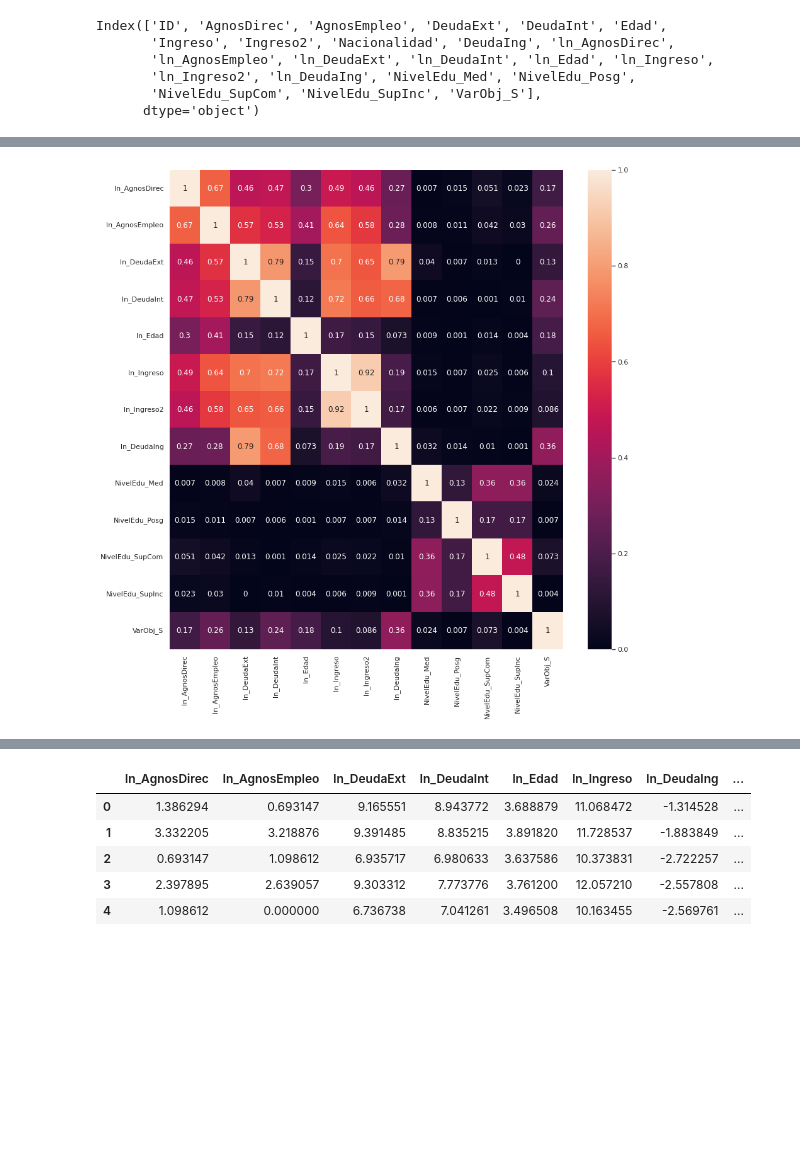
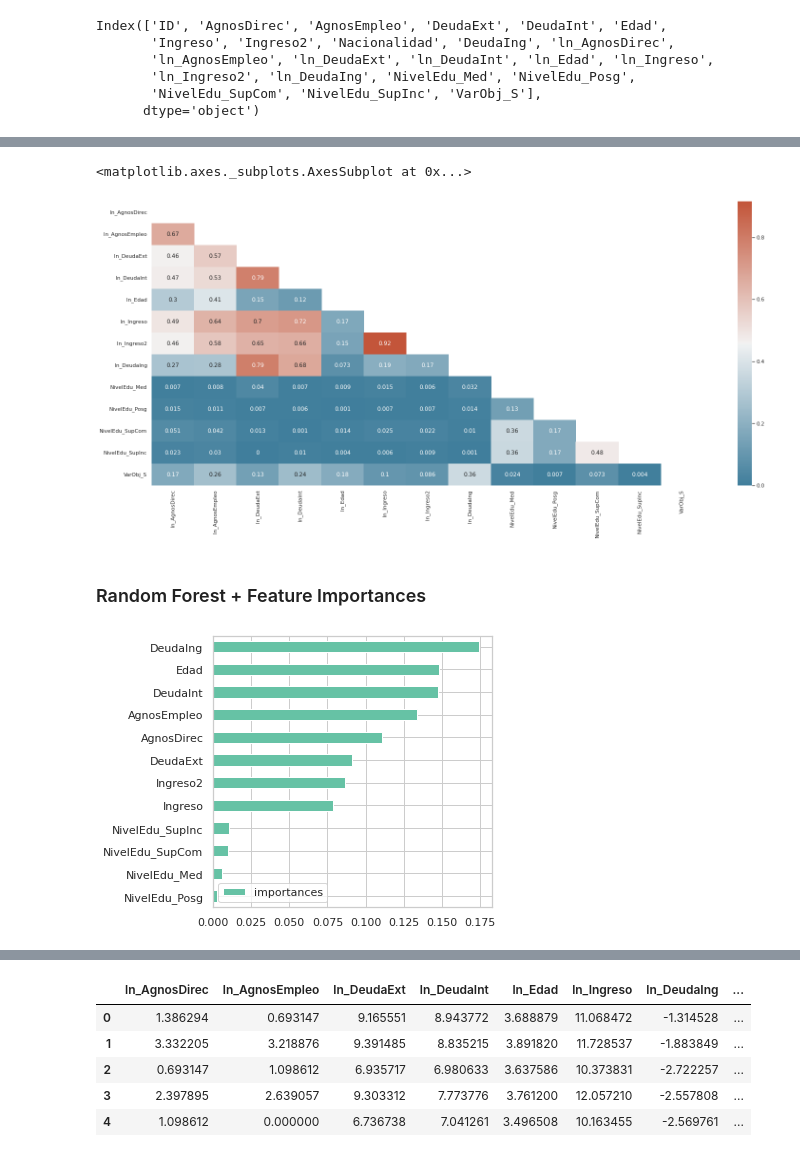
Before and after one commit to cristobalperezp/Intro_Deep_Learning, a Jupyter notebook: Tarea_1.ipynb, the cells around one changed output, grey strips where cells are left out. Saved outputs shown, nothing was run; the diff lists cells and outputs as text; code cells hidden in the pictures; blank space fills up the shorter version.

```diff
--- a/Tarea_1.ipynb
+++ b/Tarea_1.ipynb
@@ -288,12 +221,3 @@ plt.axis('off')
 plt.show()
 # %% [output]
 [figure]
-# %%
-ed = list(df['NivelEdu'].unique())
-for i in ed:
-  mask = (df['NivelEdu']== i) & (df['VarObj']=='S')
-  mask2 = (df['NivelEdu']== i)
-  n = df[mask2].shape[0]
-  ap = df[mask]['VarObj'].count()/n
-  print('Para el nivel educacional',i,round(ap*100,3),'% son aprobados')
-  print()
@@ -428,12 +356,19 @@ plt.show()
 # %%
 f = ['ln_AgnosDirec',
        'ln_AgnosEmpleo', 'ln_DeudaExt', 'ln_DeudaInt', 'ln_Edad', 'ln_Ingreso',
        'ln_Ingreso2', 'ln_DeudaIng', 'NivelEdu_Med', 'NivelEdu_Posg',
        'NivelEdu_SupCom', 'NivelEdu_SupInc', 'VarObj_S']
+
 corr2 = df[f].corr(method='pearson').abs().round(3)
 
-plt.figure(figsize=(14, 14))
-sns.heatmap(corr2, annot=True)
-plt.show()
+f, ax = plt.subplots(figsize=(26, 11))
+mask = np.triu(np.ones_like(corr2, dtype=bool))
+
+cmap = sns.diverging_palette(230, 20, as_cmap=True)
+
+sns.heatmap(corr2, annot=True, mask = mask, cmap=cmap)
 # %% [output]
+<matplotlib.axes._subplots.AxesSubplot at 0x...>
-[figure, old version]
+[figure, new version]
+# %% [markdown]
+### Random Forest + Feature Importances
@@ -439,0 +382,15 @@ plt.show()
+# %%
+from sklearn.ensemble import RandomForestClassifier
+forest = RandomForestClassifier(random_state=12345)
+forest.fit(X, y)
+
+bestfeatures = set()
+
+importances = forest.feature_importances_
+std = np.std([tree.feature_importances_ for tree in forest.estimators_], axis=0)
+imps = pd.DataFrame.from_dict({"importances": importances})
+imps.index = list(X)
+imps.sort_values(by="importances").plot.barh(figsize=(5, 5))
+bestfeatures |= set(imps.sort_values(by="importances").iloc[-10:].index) # add best features
+# %% [output]
+[figure, added]
```
Also changed, not shown: parts of 19 cells of this notebook.
